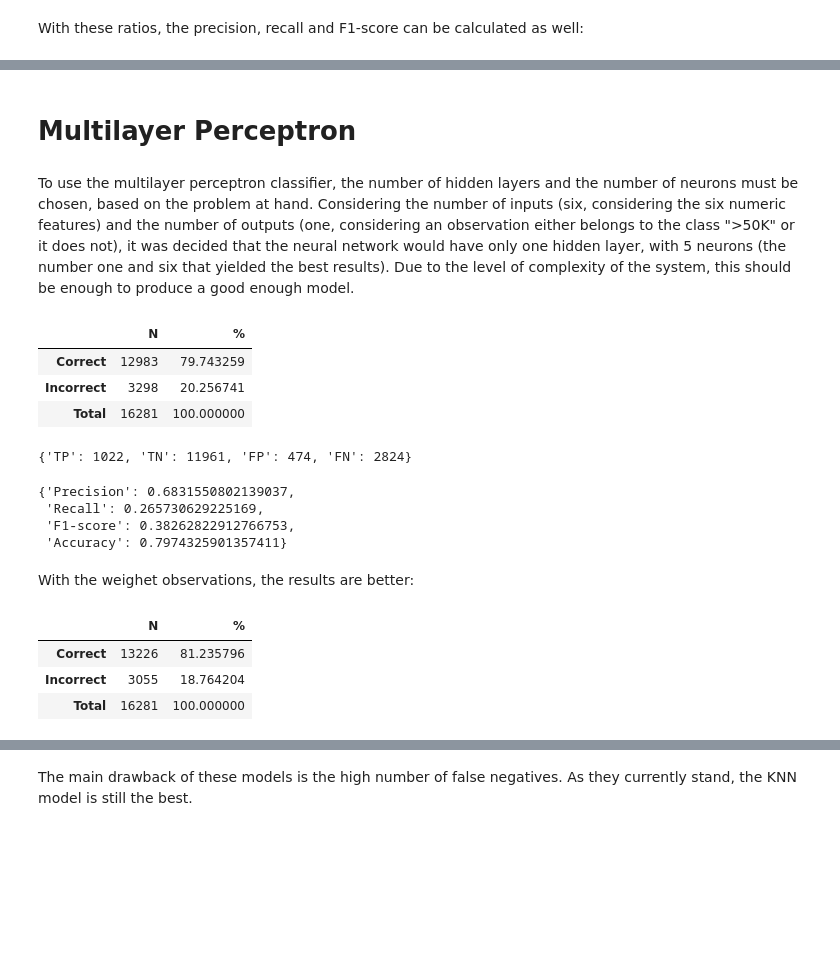
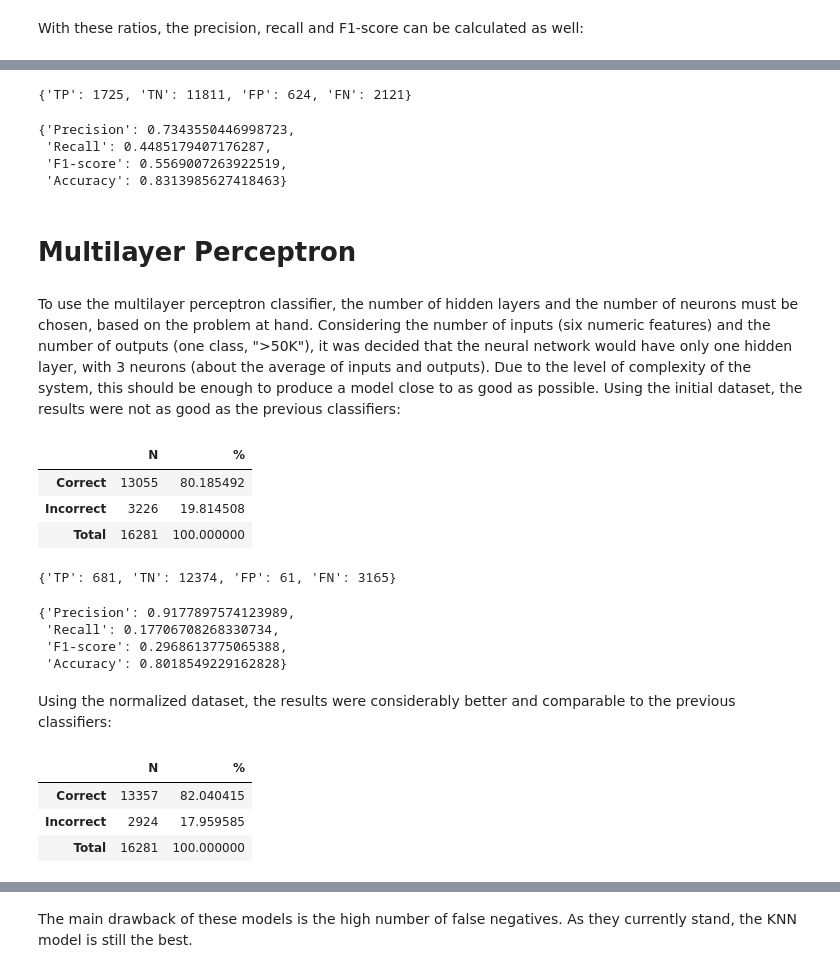
Before and after one commit to Pligabue/PCS5024-2021, a Jupyter notebook: Classifiers for the Adult Dataset/main.ipynb, the cells around one changed output, grey strips where cells are left out. Cells and saved outputs as stored; diff of their text form; code cells hidden in the pictures; blank space fills up the shorter version.

```diff
--- a/Classifiers for the Adult Dataset/main.ipynb
+++ b/Classifiers for the Adult Dataset/main.ipynb
@@ -348,28 +348,62 @@ In comparison to the KNN model, the decision tree model has a lower precision bu
+# %%
+X = numeric_adult_df
+test_X = numeric_test_df
+
+clf = DecisionTreeClassifier(min_samples_leaf=100)
+clf.fit(X, y)
+
+predicted_y = clf.predict(test_X)
+
+correct = sum(test_y == predicted_y)
+incorrect = sum(test_y != predicted_y)
+total = correct + incorrect
+
+res = {
+    "TP": test_df[(predicted_y == ">50K") & (test_df["class"] == ">50K")].shape[0],
+    "TN": test_df[(predicted_y == "<=50K") & (test_df["class"] == "<=50K")].shape[0],
+    "FP": test_df[(predicted_y == ">50K") & (test_df["class"] == "<=50K")].shape[0],
+    "FN": test_df[(predicted_y == "<=50K") & (test_df["class"] == ">50K")].shape[0]
+}
+res
+# %% [output]
+{'TP': 1725, 'TN': 11811, 'FP': 624, 'FN': 2121}
+# %%
+{
+    "Precision": res["TP"]/(res["TP"] + res["FP"]),
+    "Recall": res["TP"]/(res["TP"] + res["FN"]),
+    "F1-score": 2*res["TP"]/(2*res["TP"] + res["FP"] + res["FN"]),
+    "Accuracy": accuracy_score(test_y, predicted_y)
+}
+# %% [output]
+{'Precision': 0.7343550446998723,
+ 'Recall': 0.4485179407176287,
+ 'F1-score': 0.5569007263922519,
+ 'Accuracy': 0.8313985627418463}
 # %% [markdown]
 # Multilayer Perceptron
 # %%
 from sklearn.neural_network import MLPClassifier
 # %% [markdown]
-To use the multilayer perceptron classifier, the number of hidden layers and the number of neurons must be chosen, based on the problem at hand. Considering the number of inputs (six, considering the six numeric features) and the number of outputs (one, considering an observation either belongs to the class ">50K" or it does not), it was decided that the neural network would have only one hidden layer, with 5 neurons (the number one and six that yielded the best results). Due to the level of complexity of the system, this should be enough to produce a good enough model.
+To use the multilayer perceptron classifier, the number of hidden layers and the number of neurons must be chosen, based on the problem at hand. Considering the number of inputs (six numeric features) and the number of outputs (one class, ">50K"), it was decided that the neural network would have only one hidden layer, with 3 neurons (about the average of inputs and outputs). Due to the level of complexity of the system, this should be enough to produce a model close to as good as possible. Using the initial dataset, the results were not as good as the previous classifiers:
 # %%
 X = numeric_adult_df
 test_X = numeric_test_df
 
-clf = MLPClassifier(hidden_layer_sizes=5, max_iter=300, random_state=0)
+clf = MLPClassifier(hidden_layer_sizes=3, max_iter=1000, random_state=0)
 clf.fit(X, y)
 
 predicted_y = clf.predict(test_X)
 
 correct = sum(test_y == predicted_y)
 incorrect = sum(test_y != predicted_y)
 total = correct + incorrect
 
 pd.DataFrame(index=["Correct", "Incorrect", "Total"], columns=["N", "%"],
              data=[[correct, 100*correct/total], [incorrect, 100*incorrect/total], [total, 100]])
 # %% [output]
 |  | N | % |
-| Correct | 12983 | 79.743259 |
-| Incorrect | 3298 | 20.256741 |
+| Correct | 13055 | 80.185492 |
+| Incorrect | 3226 | 19.814508 |
 | Total | 16281 | 100.000000 |
 # %%
 res = {
@@ -380,7 +414,7 @@ res = {
 }
 res
 # %% [output]
-{'TP': 1022, 'TN': 11961, 'FP': 474, 'FN': 2824}
+{'TP': 681, 'TN': 12374, 'FP': 61, 'FN': 3165}
 # %%
 {
     "Precision": res["TP"]/(res["TP"] + res["FP"]),
@@ -389,17 +423,17 @@ res
     "Accuracy": accuracy_score(test_y, predicted_y)
 }
 # %% [output]
-{'Precision': 0.6831550802139037,
- 'Recall': 0.265730629225169,
- 'F1-score': 0.38262822912766753,
- 'Accuracy': 0.7974325901357411}
+{'Precision': 0.9177897574123989,
+ 'Recall': 0.17706708268330734,
+ 'F1-score': 0.2968613775065388,
+ 'Accuracy': 0.8018549229162828}
 # %% [markdown]
-With the weighet observations, the results are better:
+Using the normalized dataset, the results were considerably better and comparable to the previous classifiers:
 # %%
-X = weighted_adult_df
-test_X = weighted_test_df
+X = scaled_adult_df
+test_X = scaled_test_df
 
-clf = MLPClassifier(hidden_layer_sizes=5, max_iter=300, random_state=0)
+clf = MLPClassifier(hidden_layer_sizes=3, max_iter=1000, random_state=0)
 clf.fit(X, y)
 
 predicted_y = clf.predict(test_X)
@@ -412,8 +446,8 @@ pd.DataFrame(index=["Correct", "Incorrect", "Total"], columns=["N", "%"],
              data=[[correct, 100*correct/total], [incorrect, 100*incorrect/total], [total, 100]])
 # %% [output]
 |  | N | % |
-| Correct | 13226 | 81.235796 |
-| Incorrect | 3055 | 18.764204 |
+| Correct | 13357 | 82.040415 |
+| Incorrect | 2924 | 17.959585 |
 | Total | 16281 | 100.000000 |
 # %%
 res = {
```
Also changed, not shown: parts of 8 cells of this notebook.
